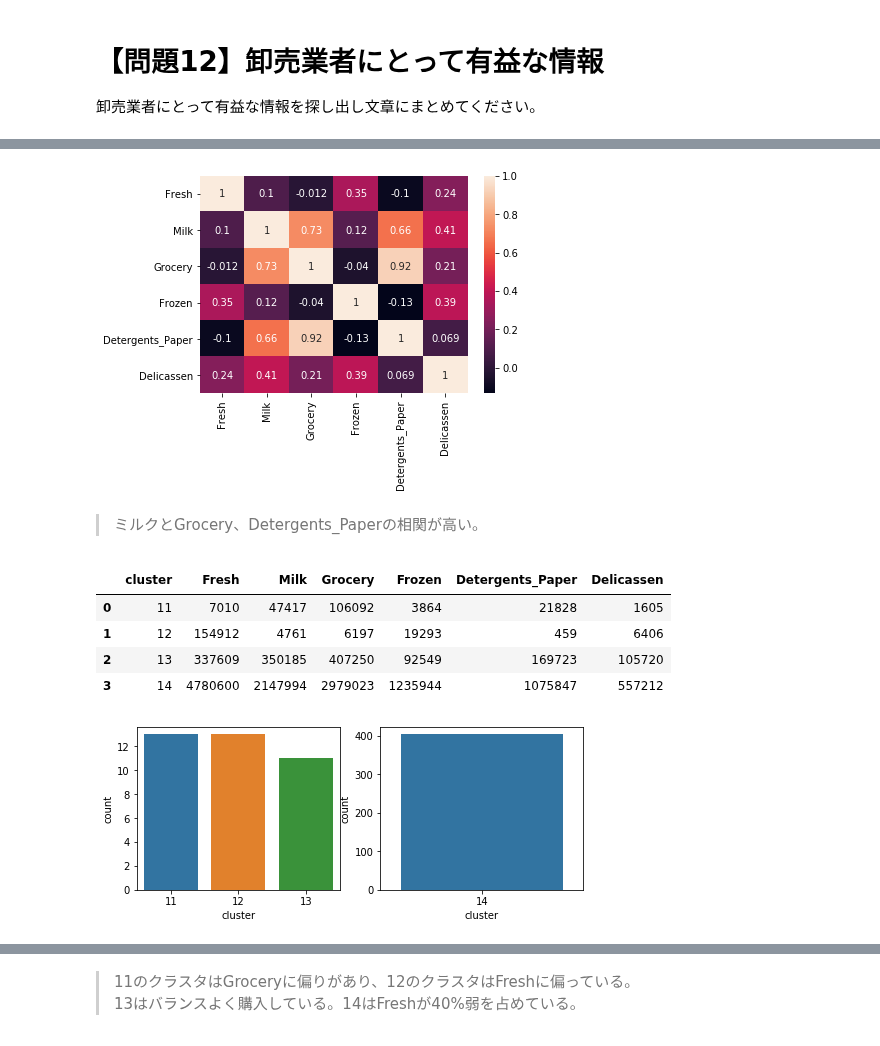
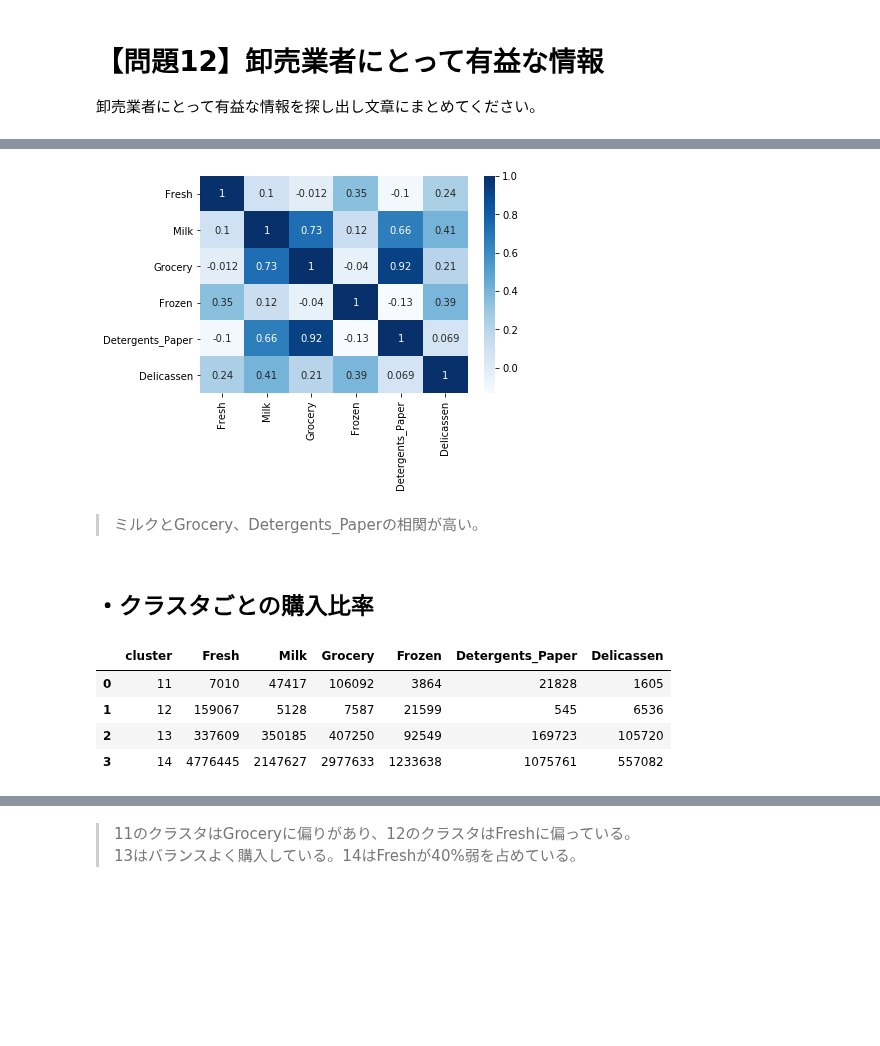
Before and after one commit to tkyiw/diveintocode-ml, a Jupyter notebook: Term1/Sprint7機械学習スクラッチクラスタリング.ipynb, the cells around one changed output, grey strips where cells are left out. Saved outputs shown, nothing was run; the diff lists cells and outputs as text; code cells hidden in the pictures; blank space fills up the shorter version.

```diff
--- a/Term1/Sprint7機械学習スクラッチクラスタリング.ipynb
+++ b/Term1/Sprint7機械学習スクラッチクラスタリング.ipynb
@@ -101,7 +101,7 @@ class ScratchKMeans():
         '''
         SSEを求める関数の作成
         '''
-        euclidean = distance.cdist(X, mu, metric='euclidean')
+        euclidean = distance.cdist(X, mu, metric='euclidean')**2
 
         return euclidean.min(axis=1).sum()
 
@@ -171,7 +171,7 @@ $r_{nk}$ : データ点$X_n$がクラスタ$k$に所属していたら1、そう
 from scipy.spatial import distance
 
 def _sse(X, mu):
-    euclidean = distance.cdist(X, mu, metric='euclidean')
+    euclidean = distance.cdist(X, mu, metric='euclidean')**2
 
     return euclidean.min(axis=1).sum()
 # %%
@@ -529,11 +529,11 @@ data = pd.read_csv('../kaggledata/Wholesale customers data.csv')
 data = data.iloc[:, 2:]
 data['cluster'] = pred4
 # %%
-# 平均的に購入する顧客と買い方に癖がある顧客に分ける。
-data['cluster'][(data['cluster']==6)] = 11
-data['cluster'][(data['cluster']==7)] = 12
-data['cluster'][(data['cluster']==8)] = 13
-data['cluster'][(data['cluster']==0) | (data['cluster']==4) |
-                (data['cluster']==1) | (data['cluster']==5) |
-                (data['cluster']==2) | (data['cluster']==9) |
-                (data['cluster']==3)] = 14
+# 平均的に購入する顧客と買い方に特徴がある顧客に分ける。
+data['cluster'][(data['cluster']==5)] = 11
+data['cluster'][(data['cluster']==6)] = 12
+data['cluster'][(data['cluster']==1)] = 13
+data['cluster'][(data['cluster']==0) | (data['cluster']==7) |
+                (data['cluster']==2) | (data['cluster']==8) |
+                (data['cluster']==3) | (data['cluster']==9) |
+                (data['cluster']==4)] = 14
@@ -565,26 +552,20 @@ sns.pairplot(data, hue='cluster');
 # %%
-sns.heatmap(data.iloc[:, :-1].corr(), annot=True);
+sns.heatmap(data.iloc[:, :-1].corr(), annot=True, cmap='Blues');
 # %% [output]
-[figure, old version]
+[figure, new version]
 # %% [markdown]
 >ミルクとGrocery、Detergents_Paperの相関が高い。
+# %% [markdown]
+## ・クラスタごとの購入比率
 # %%
 data_cluster = data.groupby('cluster').sum().reset_index()
 data_cluster
 # %% [output]
 |  | cluster | Fresh | Milk | Grocery | Frozen | Detergents_Paper | Delicassen |
 | 0 | 11 | 7010 | 47417 | 106092 | 3864 | 21828 | 1605 |
-| 1 | 12 | 154912 | 4761 | 6197 | 19293 | 459 | 6406 |
+| 1 | 12 | 159067 | 5128 | 7587 | 21599 | 545 | 6536 |
 | 2 | 13 | 337609 | 350185 | 407250 | 92549 | 169723 | 105720 |
-| 3 | 14 | 4780600 | 2147994 | 2979023 | 1235944 | 1075847 | 557212 |
+| 3 | 14 | 4776445 | 2147627 | 2977633 | 1233638 | 1075761 | 557082 |
-# %%
-plt.figure(figsize=(8, 3))
-plt.subplot(121)
-sns.countplot(data['cluster'][data['cluster']!=14])
-plt.subplot(122)
-sns.countplot(data['cluster'][data['cluster']==14]);
-# %% [output]
-[figure, removed]
 # %%
 plt.figure(figsize=(15, 10))
 for i in range(4):
```
Also changed, not shown: parts of 32 cells of this notebook, 2 other files.
